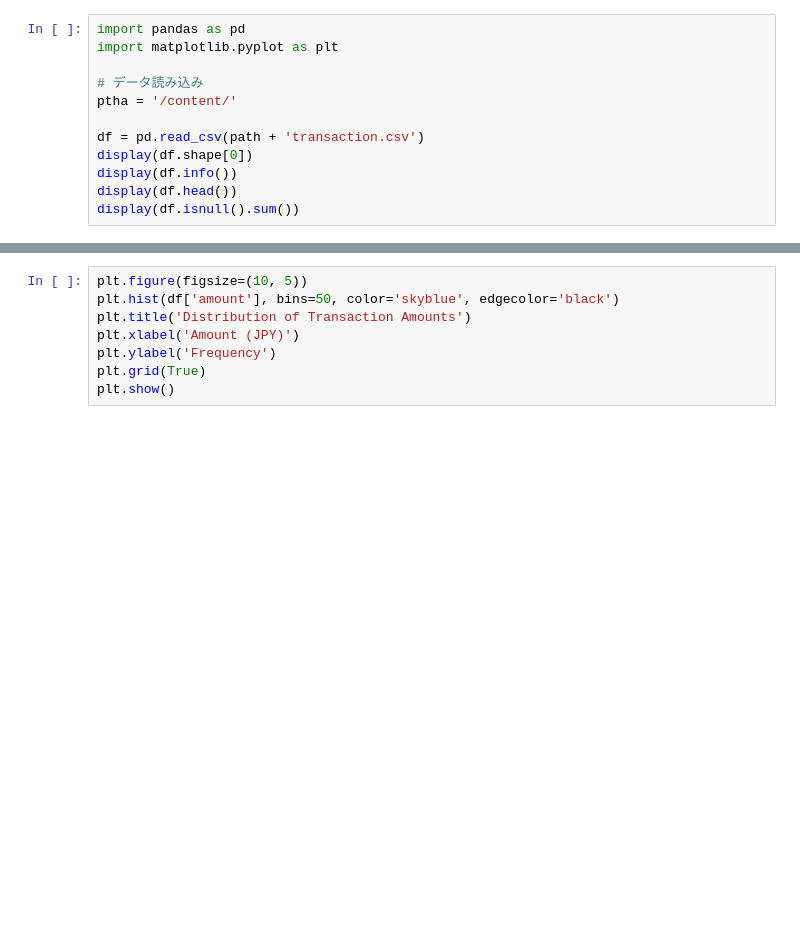
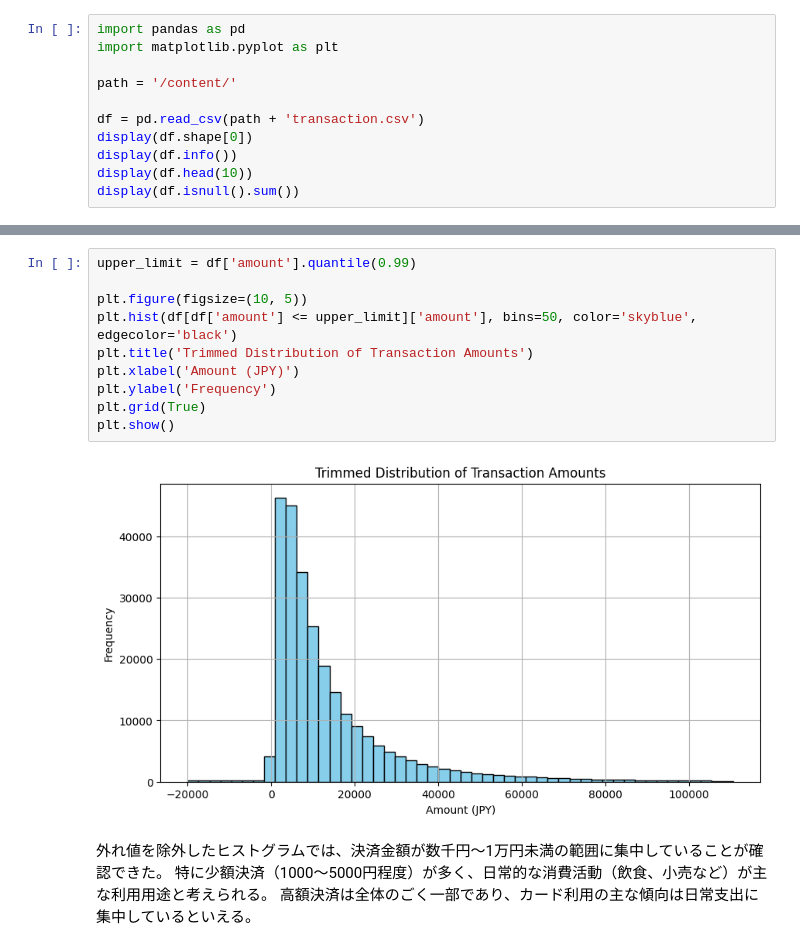
Before and after one commit to zaku2590/finantext, a Jupyter notebook: finantextassignment2.ipynb, the cells around one changed output, grey strips where cells are left out. Cells and saved outputs as stored; diff of their text form; blank space fills up the shorter version.

```diff
--- a/finantextassignment2.ipynb
+++ b/finantextassignment2.ipynb
@@ -4,12 +4,11 @@
 import pandas as pd
 import matplotlib.pyplot as plt
 
-# データ読み込み
-ptha = '/content/'
+path = '/content/'
 
 df = pd.read_csv(path + 'transaction.csv')
 display(df.shape[0])
 display(df.info())
-display(df.head())
+display(df.head(10))
 display(df.isnull().sum())
 # %% [output]
@@ -17,8 +43,16 @@ NameError: name 'path' is not defined
 # %%
+upper_limit = df['amount'].quantile(0.99)
+
 plt.figure(figsize=(10, 5))
-plt.hist(df['amount'], bins=50, color='skyblue', edgecolor='black')
-plt.title('Distribution of Transaction Amounts')
+plt.hist(df[df['amount'] <= upper_limit]['amount'], bins=50, color='skyblue', edgecolor='black')
+plt.title('Trimmed Distribution of Transaction Amounts')
 plt.xlabel('Amount (JPY)')
 plt.ylabel('Frequency')
 plt.grid(True)
 plt.show()
+# %% [output]
+[figure, added]
+# %% [markdown]
+外れ値を除外したヒストグラムでは、決済金額が数千円〜1万円未満の範囲に集中していることが確認できた。
+特に少額決済（1000〜5000円程度）が多く、日常的な消費活動（飲食、小売など）が主な利用用途と考えられる。
+高額決済は全体のごく一部であり、カード利用の主な傾向は日常支出に集中しているといえる。
```
Also changed, not shown: parts of 1 cell of this notebook.
